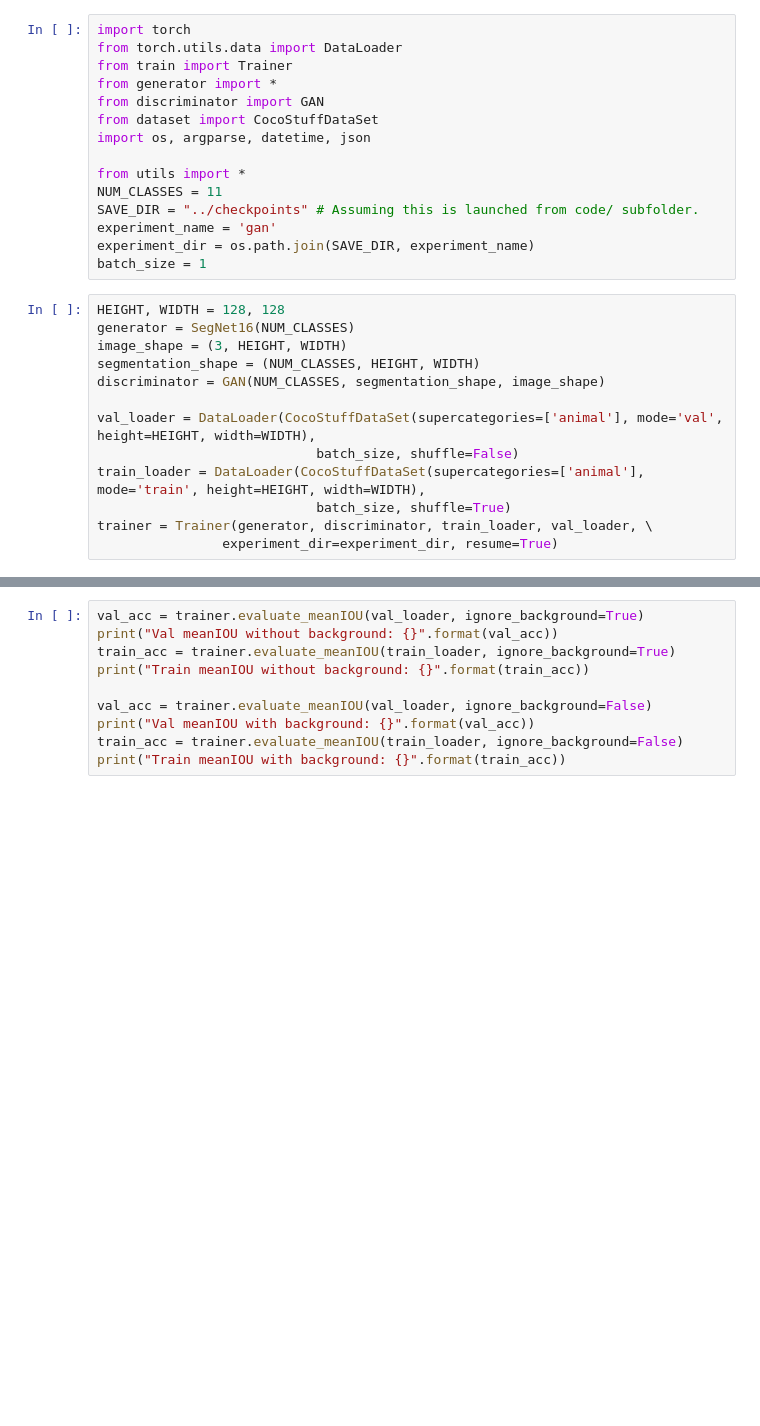
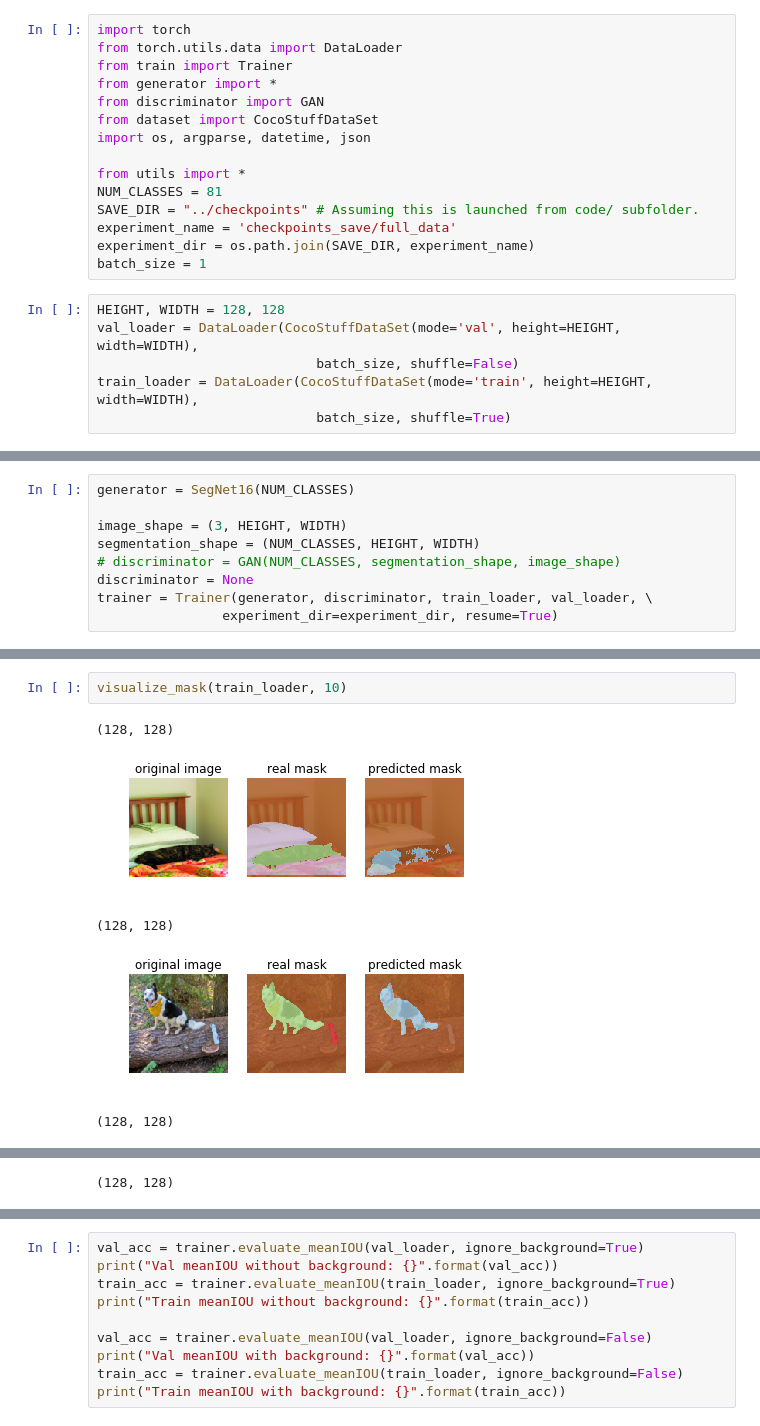
Before and after one commit to lttsh/cs231n-segmentation, a Jupyter notebook: code/visualize_prediction.ipynb, the cells around one changed output, grey strips where cells are left out. Drawn from its saved outputs; the diff is of its cells as text; blank space fills up the shorter version.

Commit message:
Visualization trianing/val set for the entire dataset

```diff
--- a/code/visualize_prediction.ipynb
+++ b/code/visualize_prediction.ipynb
@@ -8,22 +8,15 @@ from dataset import CocoStuffDataSet
 import os, argparse, datetime, json
 
 from utils import *
-NUM_CLASSES = 11
+NUM_CLASSES = 81
 SAVE_DIR = "../checkpoints" # Assuming this is launched from code/ subfolder.
-experiment_name = 'gan'
+experiment_name = 'checkpoints_save/full_data'
 experiment_dir = os.path.join(SAVE_DIR, experiment_name)
 batch_size = 1
 # %%
 HEIGHT, WIDTH = 128, 128
-generator = SegNet16(NUM_CLASSES)
-image_shape = (3, HEIGHT, WIDTH)
-segmentation_shape = (NUM_CLASSES, HEIGHT, WIDTH)
-discriminator = GAN(NUM_CLASSES, segmentation_shape, image_shape)
-
-val_loader = DataLoader(CocoStuffDataSet(supercategories=['animal'], mode='val', height=HEIGHT, width=WIDTH),
+val_loader = DataLoader(CocoStuffDataSet(mode='val', height=HEIGHT, width=WIDTH),
                             batch_size, shuffle=False)
-train_loader = DataLoader(CocoStuffDataSet(supercategories=['animal'], mode='train', height=HEIGHT, width=WIDTH),
+train_loader = DataLoader(CocoStuffDataSet(mode='train', height=HEIGHT, width=WIDTH),
                             batch_size, shuffle=True)
-trainer = Trainer(generator, discriminator, train_loader, val_loader, \
-                experiment_dir=experiment_dir, resume=True)
 # %% [output]
@@ -43,0 +35,9 @@ Using device cuda:0
+# %%
+generator = SegNet16(NUM_CLASSES)
+
+image_shape = (3, HEIGHT, WIDTH)
+segmentation_shape = (NUM_CLASSES, HEIGHT, WIDTH)
+# discriminator = GAN(NUM_CLASSES, segmentation_shape, image_shape)
+discriminator = None
+trainer = Trainer(generator, discriminator, train_loader, val_loader, \
+                experiment_dir=experiment_dir, resume=True)
@@ -106,0 +100,8 @@ for data, mask_gt, gt_visual in val_loader:
+# %%
+visualize_mask(train_loader, 10)
+# %% [output]
+(128, 128)
+[figure, added]
+(128, 128)
+[figure, added]
+(128, 128)
@@ -106,0 +109 @@ for data, mask_gt, gt_visual in val_loader:
+(128, 128)
```
Also changed, not shown: parts of 5 cells of this notebook.
